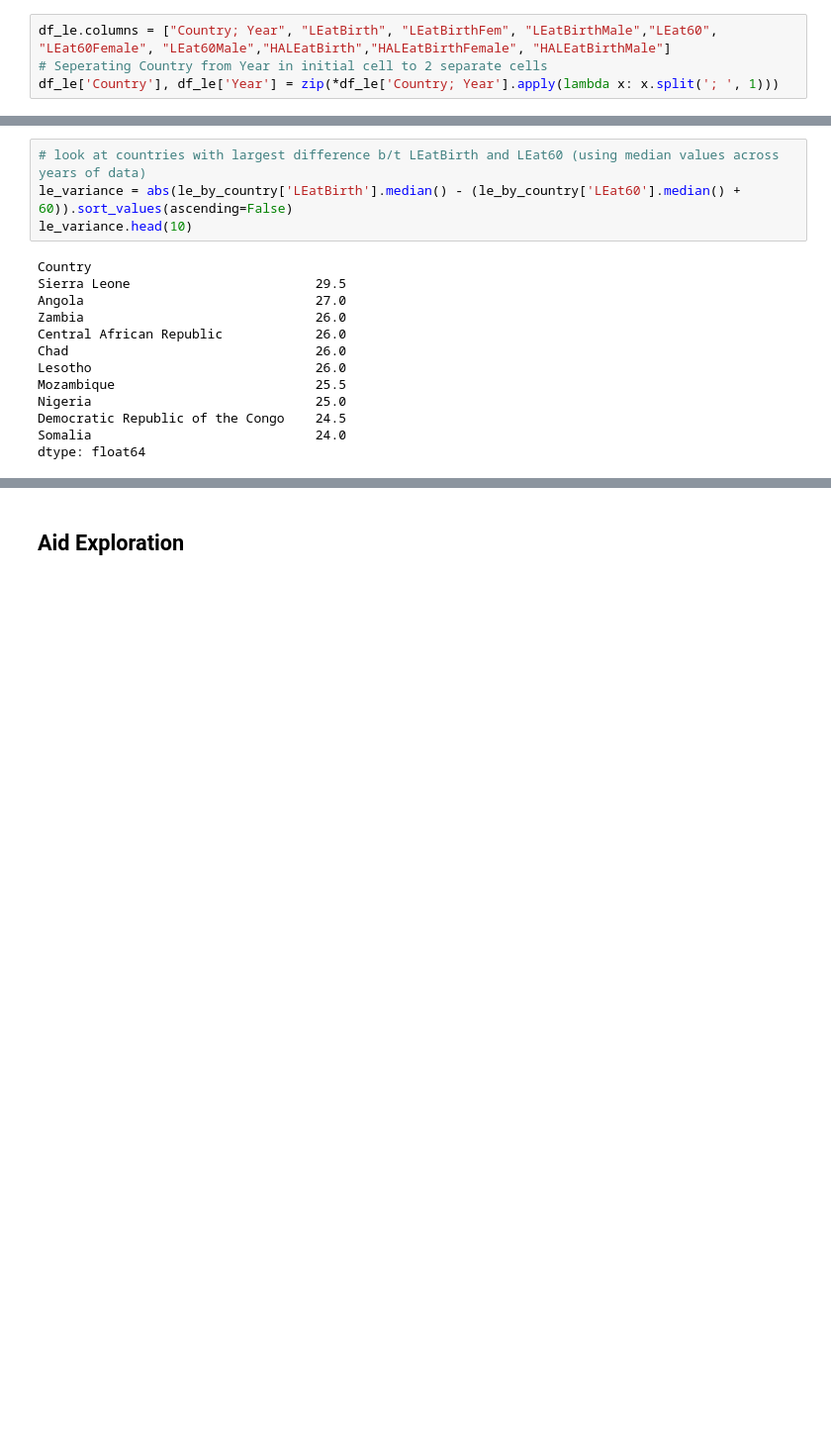
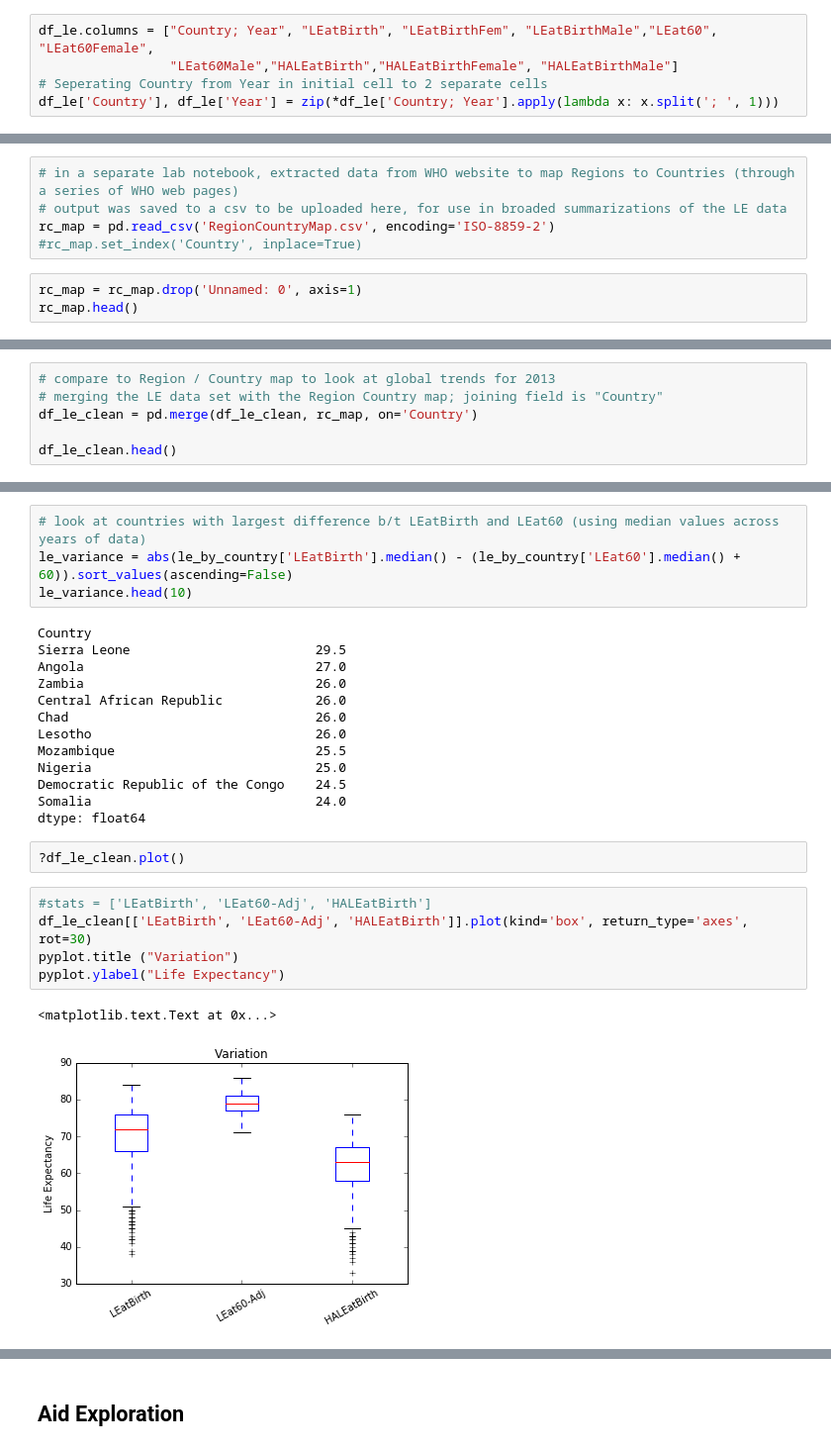
Before and after one commit to brychung/hello-world, a Jupyter notebook: AndreaDominicSarah/project/Lab Notebook SK AP DD.ipynb, the cells around one changed output, grey strips where cells are left out. Shown at 99% size. Saved outputs shown, nothing was run; the diff lists cells and outputs as text; blank space fills up the shorter version.

Commit message:
Updated LE to include regions, and some additional LE analysis

```diff
--- a/AndreaDominicSarah/project/Lab Notebook SK AP DD.ipynb
+++ b/AndreaDominicSarah/project/Lab Notebook SK AP DD.ipynb
@@ -22,7 +22,8 @@ df_c = pd.read_csv("Commitments_n_DisbursementsofAidbyCountry.csv")
 # %% [markdown]
 ## Life Expectancy Data Preparation
 # %%
-df_le.columns = ["Country; Year", "LEatBirth", "LEatBirthFem", "LEatBirthMale","LEat60", "LEat60Female", "LEat60Male","HALEatBirth","HALEatBirthFemale", "HALEatBirthMale"]
+df_le.columns = ["Country; Year", "LEatBirth", "LEatBirthFem", "LEatBirthMale","LEat60", "LEat60Female",
+                 "LEat60Male","HALEatBirth","HALEatBirthFemale", "HALEatBirthMale"]
 # Seperating Country from Year in initial cell to 2 separate cells
 df_le['Country'], df_le['Year'] = zip(*df_le['Country; Year'].apply(lambda x: x.split('; ', 1)))
 # %%
@@ -71,3 +71,11 @@ LEat60-Adj              int64
 LEatBirth               int64
 Year           datetime64[ns]
 dtype: object
+# %%
+# in a separate lab notebook, extracted data from WHO website to map Regions to Countries (through a series of WHO web pages)
+# output was saved to a csv to be uploaded here, for use in broaded summarizations of the LE data
+rc_map = pd.read_csv('RegionCountryMap.csv', encoding='ISO-8859-2')
+#rc_map.set_index('Country', inplace=True)
+# %%
+rc_map = rc_map.drop('Unnamed: 0', axis=1)
+rc_map.head()
@@ -73,0 +89,6 @@ dtype: object
+# %%
+# compare to Region / Country map to look at global trends for 2013
+# merging the LE data set with the Region Country map; joining field is "Country"
+df_le_clean = pd.merge(df_le_clean, rc_map, on='Country')
+
+df_le_clean.head()
@@ -435,3 +463,13 @@ Nigeria                             25.0
 Democratic Republic of the Congo    24.5
 Somalia                             24.0
 dtype: float64
+# %%
+?df_le_clean.plot()
+# %%
+#stats = ['LEatBirth', 'LEat60-Adj', 'HALEatBirth']
+df_le_clean[['LEatBirth', 'LEat60-Adj', 'HALEatBirth']].plot(kind='box', return_type='axes', rot=30)
+pyplot.title ("Variation")
+pyplot.ylabel("Life Expectancy")
+# %% [output]
+<matplotlib.text.Text at 0x...>
+[figure, added]
```
Also changed, not shown: parts of 28 cells of this notebook.
